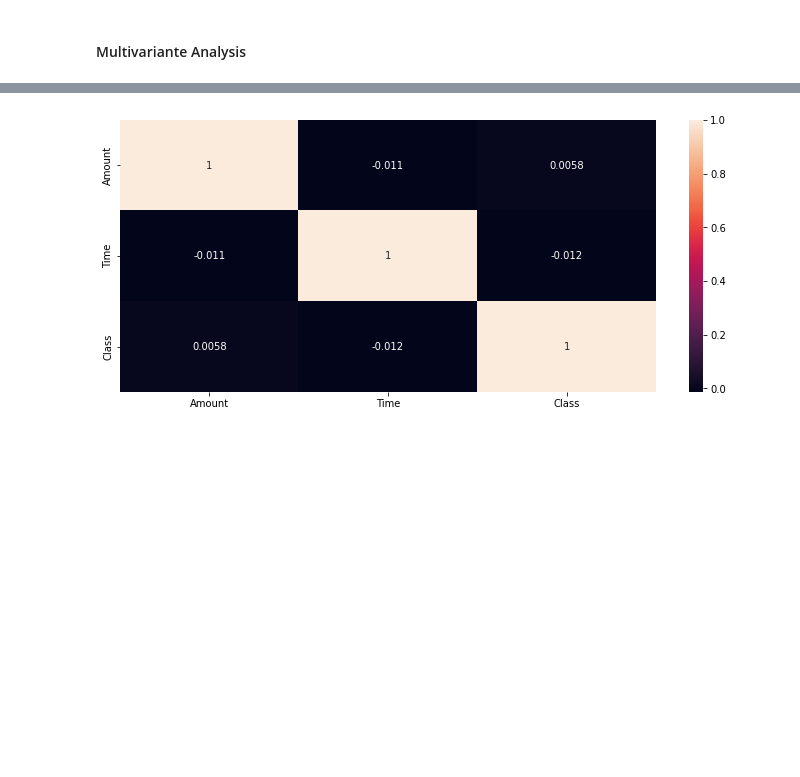
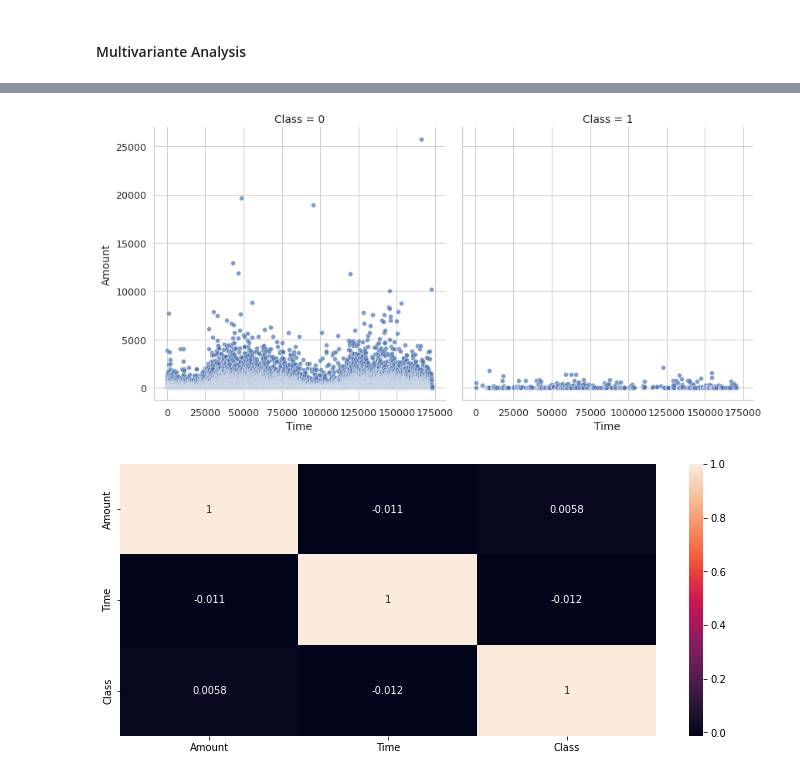
Before and after one commit to RamyGendy/CreditCardFraudDetection, a Jupyter notebook: CCFDNotebook.ipynb, the cells around one changed output, grey strips where cells are left out. Cells and saved outputs as stored; diff of their text form; code cells hidden in the pictures; blank space fills up the shorter version.

```diff
--- a/CCFDNotebook.ipynb
+++ b/CCFDNotebook.ipynb
@@ -424,3 +438,10 @@ plt.show()
+# %%
+# plot relation in same scale
+g = sns.FacetGrid(df, col="Class", height=6)
+g.map(sns.scatterplot, "Time", "Amount", alpha=.7)
+g.add_legend();
+# %% [output]
+[figure, added]
 # %%
 sns.heatmap(
     df.loc[:, ['Amount', 'Time', 'Class']].corr(),
```
Also changed, not shown: parts of 9 cells of this notebook.
